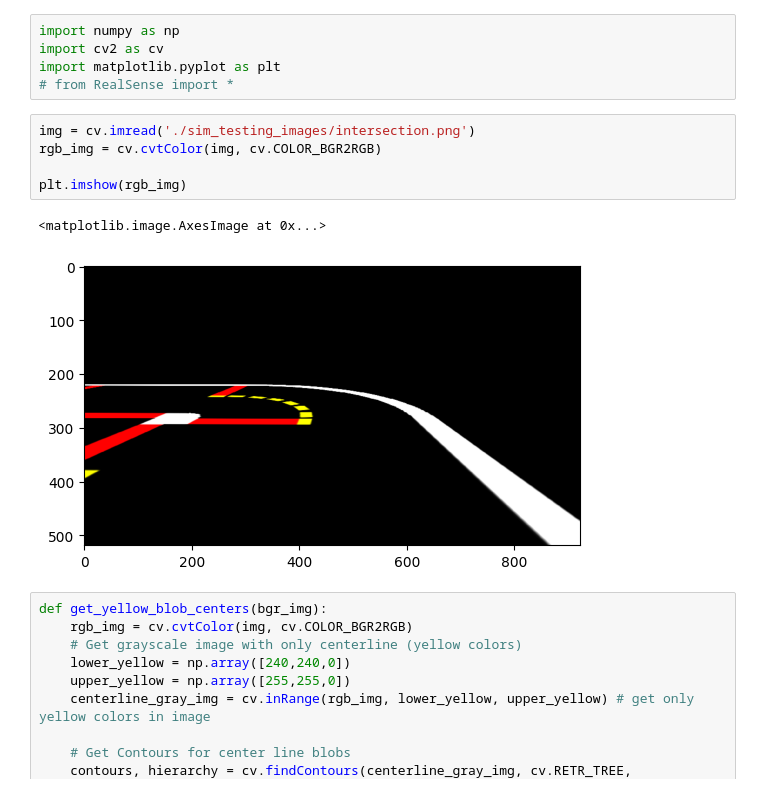
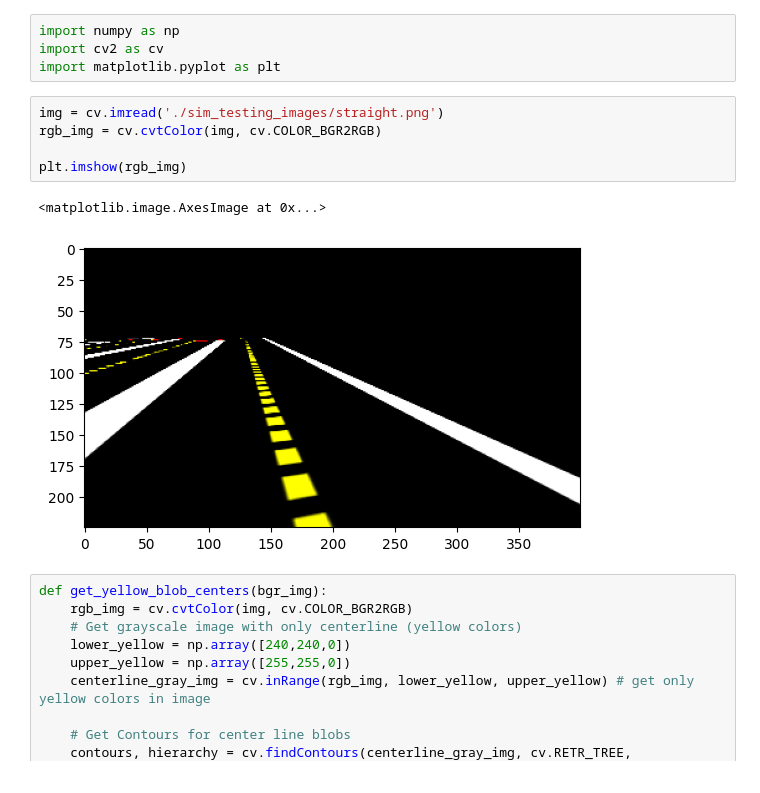
Before and after one commit to curtiscjohnson/self-driving-cars, a Jupyter notebook: testing.ipynb, the cells around one changed output. Drawn from its saved outputs; the diff is of its cells as text.

```diff
--- a/testing.ipynb
+++ b/testing.ipynb
@@ -2,15 +2,14 @@
 import numpy as np
 import cv2 as cv
 import matplotlib.pyplot as plt
-# from RealSense import *
 # %%
-img = cv.imread('./sim_testing_images/intersection.png')
+img = cv.imread('./sim_testing_images/straight.png')
 rgb_img = cv.cvtColor(img, cv.COLOR_BGR2RGB)
 
 plt.imshow(rgb_img)
 # %% [output]
 <matplotlib.image.AxesImage at 0x...>
-[figure, old version]
+[figure, new version]
 # %%
 def get_yellow_blob_centers(bgr_img):
     rgb_img = cv.cvtColor(img, cv.COLOR_BGR2RGB)
```
Also changed, not shown: parts of 8 cells of this notebook.
